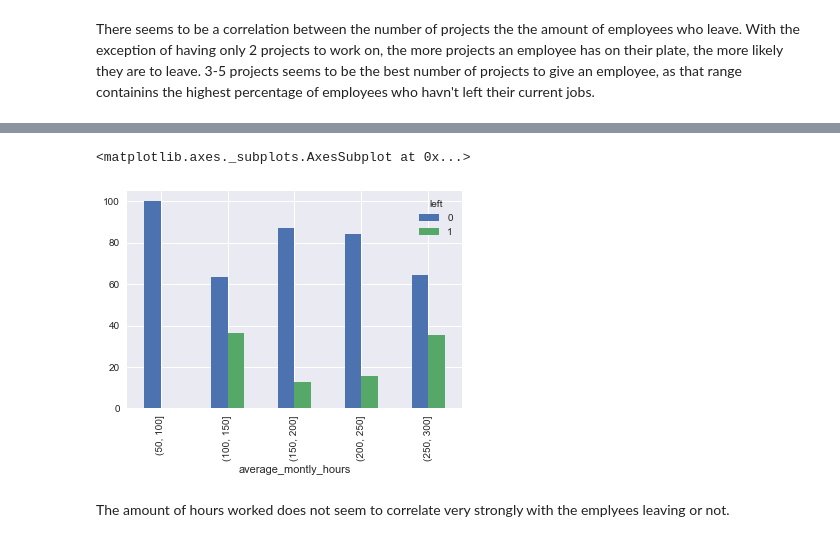
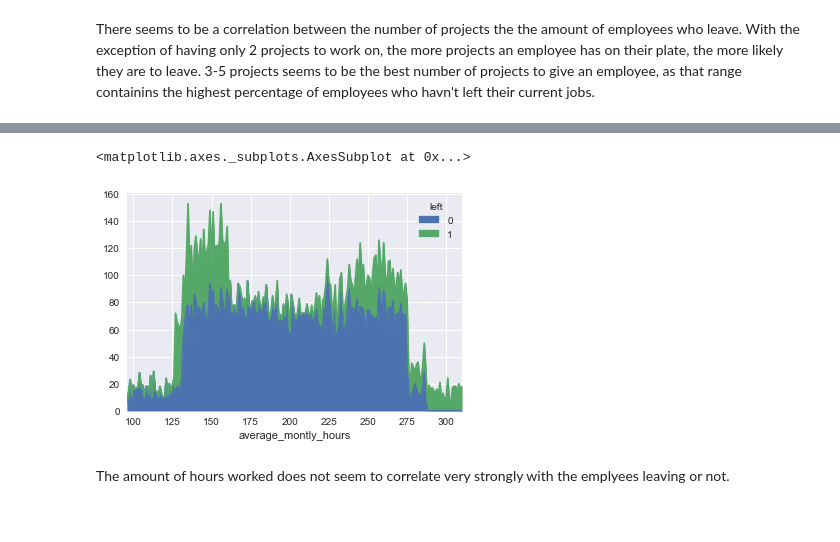
Before and after one commit to Sandy4321/Human-Resources-Analytics-7, a Jupyter notebook: Untitled.ipynb, the cells around one changed output, grey strips where cells are left out. Drawn from its saved outputs; the diff is of its cells as text; code cells hidden in the pictures.

```diff
--- a/Untitled.ipynb
+++ b/Untitled.ipynb
@@ -191,8 +142,10 @@ leftHours
-# %%
-leftHours.plot(kind='bar')
-# %% [output]
-<matplotlib.axes._subplots.AxesSubplot at 0x...>
-[figure, removed]
+# %%
+leftHours = hr_df.groupby(['left', 'average_montly_hours'], as_index=False).size().unstack('left')
+
+leftHours.plot(kind='area')
+# %% [output]
+<matplotlib.axes._subplots.AxesSubplot at 0x...>
+[figure, added]
 # %% [markdown]
 The amount of hours worked does not seem to correlate very strongly with the emplyees leaving or not.
 # %%
```
Also changed, not shown: parts of 23 cells of this notebook, 2 other files.
